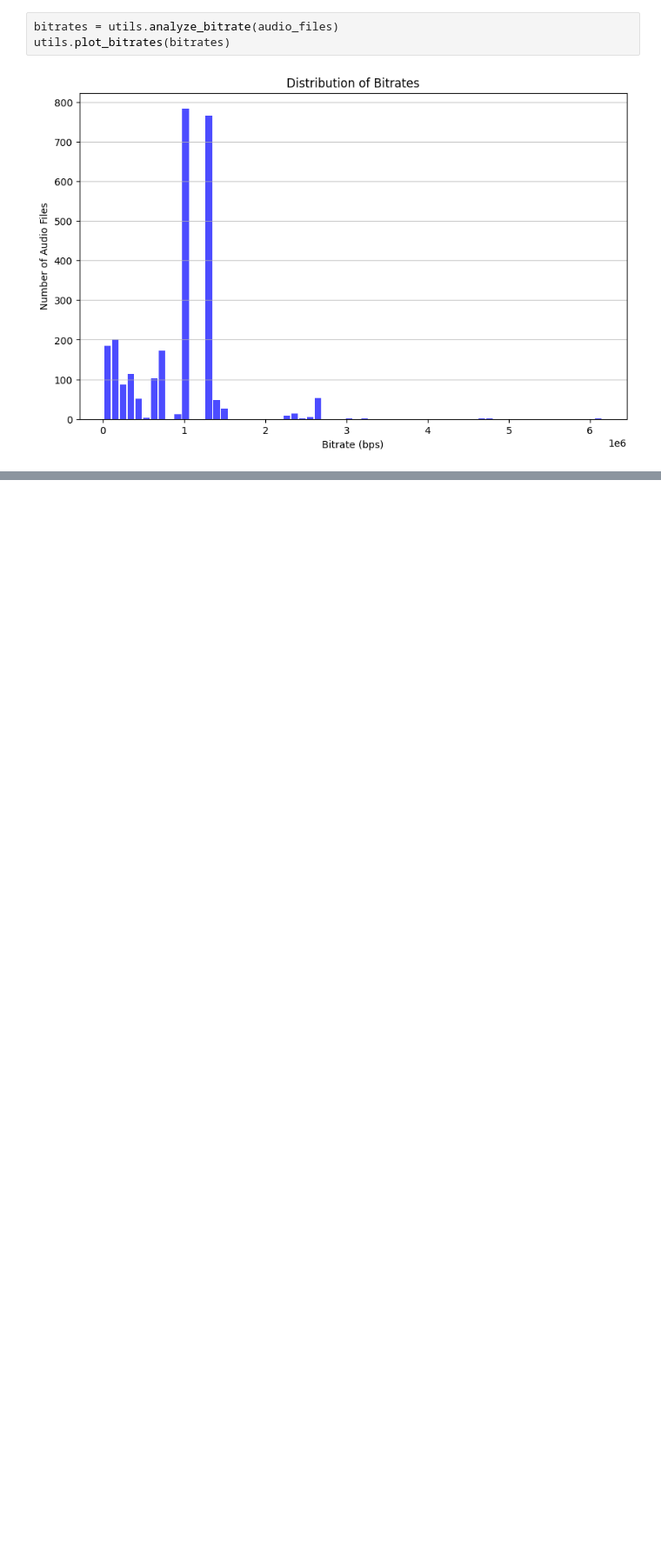
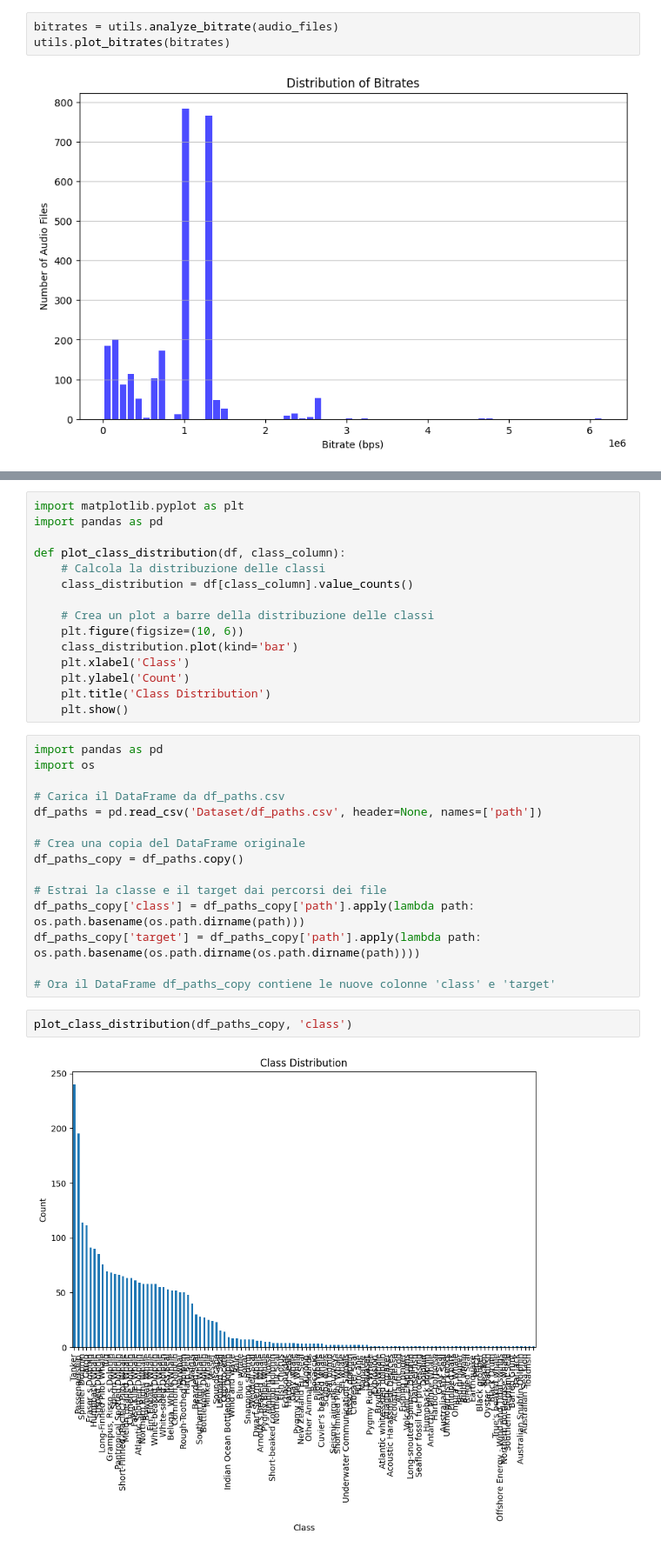
Before and after one commit to frenkmadda/UnderwaterSoundsClassification, a Jupyter notebook: test.ipynb, the cells around one changed output, grey strips where cells are left out. Shown at 87% size. Cells and saved outputs as stored; diff of their text form; blank space fills up the shorter version.

Commit message:
Class distribution analysis

```diff
--- a/test.ipynb
+++ b/test.ipynb
@@ -190,0 +193,34 @@ utils.plot_bitrates(bitrates)
+# %%
+import matplotlib.pyplot as plt
+import pandas as pd
+
+def plot_class_distribution(df, class_column):
+    # Calcola la distribuzione delle classi
+    class_distribution = df[class_column].value_counts()
+
+    # Crea un plot a barre della distribuzione delle classi
+    plt.figure(figsize=(10, 6))
+    class_distribution.plot(kind='bar')
+    plt.xlabel('Class')
+    plt.ylabel('Count')
+    plt.title('Class Distribution')
+    plt.show()
+# %%
+import pandas as pd
+import os
+
+# Carica il DataFrame da df_paths.csv
+df_paths = pd.read_csv('Dataset/df_paths.csv', header=None, names=['path'])
+
+# Crea una copia del DataFrame originale
+df_paths_copy = df_paths.copy()
+
+# Estrai la classe e il target dai percorsi dei file
+df_paths_copy['class'] = df_paths_copy['path'].apply(lambda path: os.path.basename(os.path.dirname(path)))
+df_paths_copy['target'] = df_paths_copy['path'].apply(lambda path: os.path.basename(os.path.dirname(os.path.dirname(path))))
+
+# Ora il DataFrame df_paths_copy contiene le nuove colonne 'class' e 'target'
+# %%
+plot_class_distribution(df_paths_copy, 'class')
+# %% [output]
+[figure, added]
```
Also changed, not shown: parts of 1 cell of this notebook.
